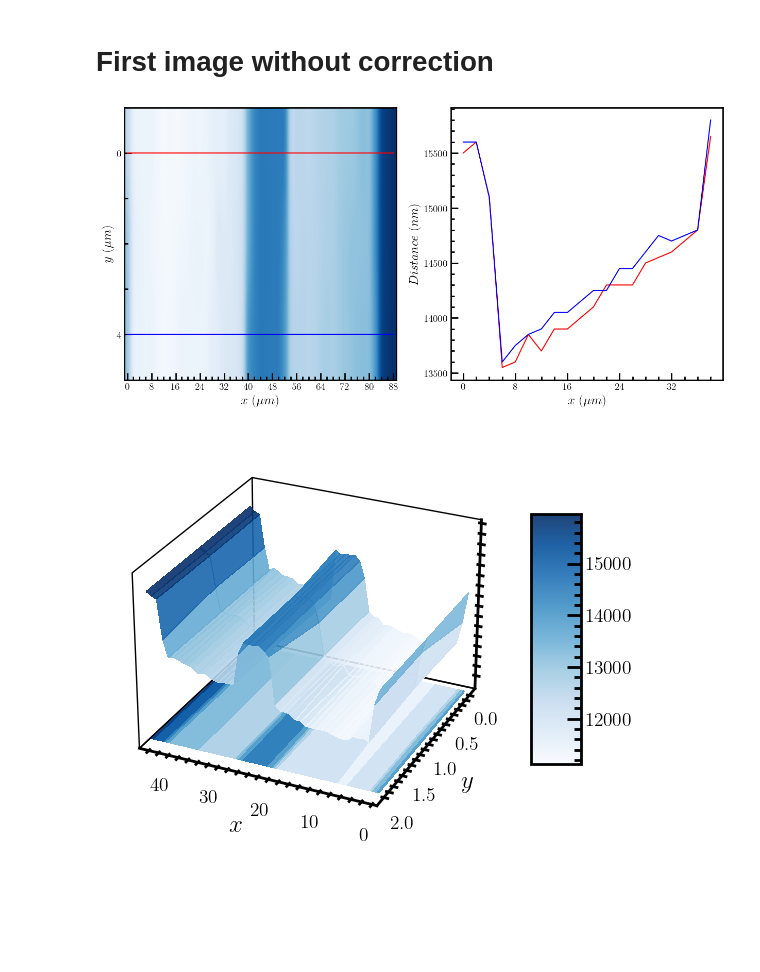
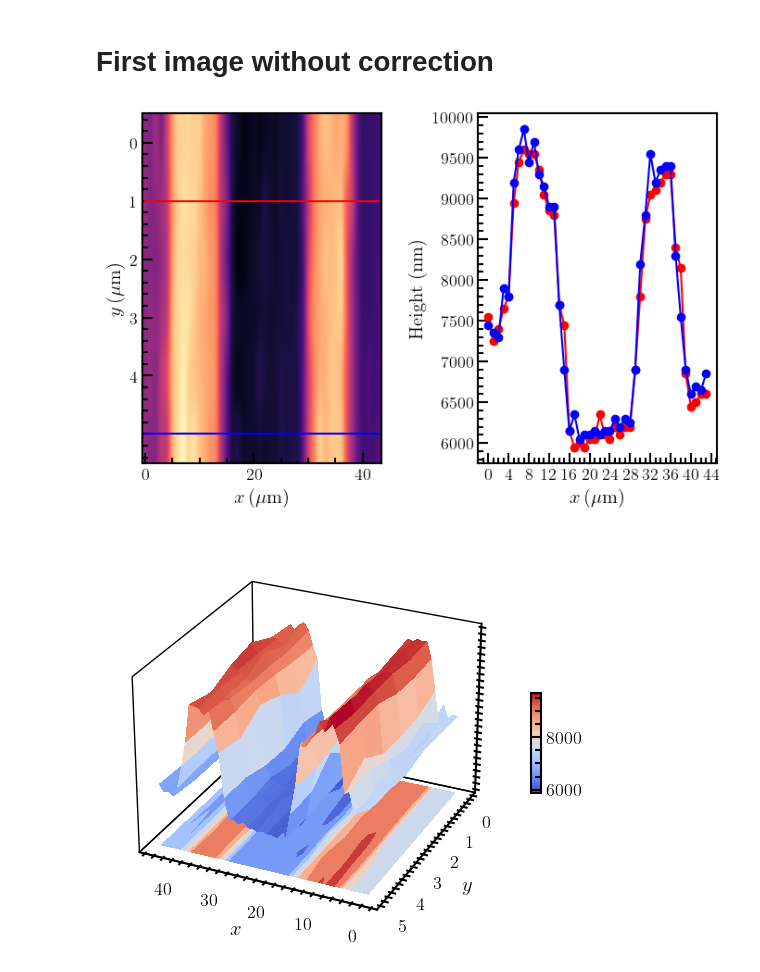
Before and after one commit to NanophotonIICOs/nanoiico-labs-data, a Jupyter notebook: notebooks/kpla-afm.ipynb, the cells around one changed output. Saved outputs shown, nothing was run; the diff lists cells and outputs as text; code cells hidden in the pictures; blank space fills up the shorter version.

```diff
--- a/notebooks/kpla-afm.ipynb
+++ b/notebooks/kpla-afm.ipynb
@@ -1,4 +1,5 @@
 # %%
+#%matplotlib widget
 import numpy as np
 import matplotlib.pyplot as plt
 import h5py as h5
@@ -13,7 +14,7 @@ from labexp import experiments
 from mpl_toolkits.axes_grid1 import make_axes_locatable,ImageGrid
 from mpl_toolkits.axes_grid1 import AxesGrid
 from matplotlib.gridspec import GridSpec
-plt.style.use('/media/labfiles/lab-codes/plotstyle.mplstyle')
+plt.style.use('/media/labfiles/lab-codes/plot-styles/plotstyle.mplstyle')
 # %%
 exp3 = experiments(1,'nano','afm','grating_InP')
 # %% [output]
@@ -27,5 +38,6 @@ exp3 = experiments(1,'nano','afm','grating_InP')
 # %%
-exp1=exp3.data[2][0][:,1:].T; exp2=exp3.data[2][1][:,:].T
+#exp1=exp3.data[11][:,1:].T;
+exp1=exp3.data[20][0][:,:].T
 # %%
 def CorrImag(datIm,grade,offset):
 
@@ -45,35 +57,36 @@ ImRes2=CorrImag(exp2,1,2000)
 # %% [markdown]
 # First image without correction
 # %%
-fig = plt.figure(figsize=(15, 7))
-gs = GridSpec(1, 2, figure=fig,wspace=0.2,width_ratios=[1,1])
+fig = plt.figure(figsize=(8, 5))
+gs = GridSpec(1, 2, figure=fig,wspace=0.4,width_ratios=[1,1])
 
 ax1 = fig.add_subplot(gs[0, 0])
 ax =fig.add_subplot(gs[0, 1])
-
-npix1=0
-npix2=2
+npix1=1
+npix2=5
 #npix3=3
-
-ax1.imshow(exp2[:,1:],cmap='Blues',aspect='auto',interpolation='gaussian')
-ax1.plot([0,44],[npix1,npix1],'r')
-ax1.plot([0,44],[npix2,npix2],'b')
+ax1.imshow(exp1[:,1:],cmap='magma',aspect='auto',interpolation='gaussian')
+ax1.plot([0,43],[npix1,npix1],'r')
+ax1.plot([0,43],[npix2,npix2],'b')
 #ax1.plot([0,10],[npix3,npix3],'k')
-ax1.set_xlabel(" $x$ $(\mu m)$")
+ax1.set_xlabel(r"$x\,(\mu$m)")
+'''
 ax1.set_xticks(np.arange(0,45,4))
 ax1.set_xticklabels(np.arange(0,90,8))
-ax1.set_ylabel(" $y$ $(\mu m)$")
-ax1.set_yticks(np.arange(0,4,2))
-ax1.set_yticklabels(np.arange(0,8,4))
+'''
+ax1.set_ylabel(r"$y\,(\mu$m)")
 
-ax.set_xlabel(" $x$ $(\mu m)$")
+ax1.set_yticks(np.arange(0,5,1))
+ax1.set_yticklabels(np.arange(0,5,1))
+
+ax.set_xlabel(" $x\,(\mu$m)")
 ax.set_xticks(np.arange(0,45,4))
-ax.set_xticklabels(np.arange(0,90,8))
-ax.set_ylabel(" $Distance$ $(n m)$")
-ax.plot(exp1[npix1,1:],'r')
-ax.plot(exp1[npix2,1:],'b')
+ax.set_xticklabels(np.arange(0,45,4))
+ax.set_ylabel(r"Height (nm)")
+ax.plot(exp1[npix1,1:],'o-r')
+ax.plot(exp1[npix2,1:],'o-b')
 
 plt.show()
 # %% [output]
-[figure, old version]
+[figure, new version]
 # %%
@@ -91,7 +104,7 @@ fig.subplots_adjust(left=0, bottom=0, right=1, top=1, wspace=0, hspace=0)
 #fig.canvas.layout.width = '100%'
 #fig.canvas.layout.height = '500px'
 ax = plt.axes(projection='3d')
-surf=ax.plot_surface(X, Y,Z1,cmap='Blues', shade=True,antialiased=False,alpha=0.9)
+surf=ax.plot_surface(X, Y,Z1,cmap=cm.coolwarm, linewidth=1, antialiased=False)
 ax.grid(False)
 
 ax.xaxis.pane.set_edgecolor('#000000')
@@ -114,14 +127,14 @@ ax.set_xlabel(r'$x$')
 ax.set_ylabel(r'$y$')
 ax.view_init(azim=115,elev=27)
 
-ax.contourf(X, Y,Z1,zdir='z',offset=9000,cmap='Blues')
-ax.set_xlim(0,45)
+ax.contourf(X, Y,Z1,zdir='z',cmap=cm.coolwarm,offset=5000)
+#ax.set_xlim(0,45)
 #ax.set_ylim(0,7)
 
-ax.set_zlim(9000,17000)
+ax.set_zlim(5000,10000)
 
-fig.colorbar(surf, shrink=0.5, aspect=5)
+fig.colorbar(surf, shrink=0.2, aspect=10)
 
 plt.show()
 # %% [output]
-[figure, old version]
+[figure, new version]
```
Also changed, not shown: parts of 3 cells of this notebook.
